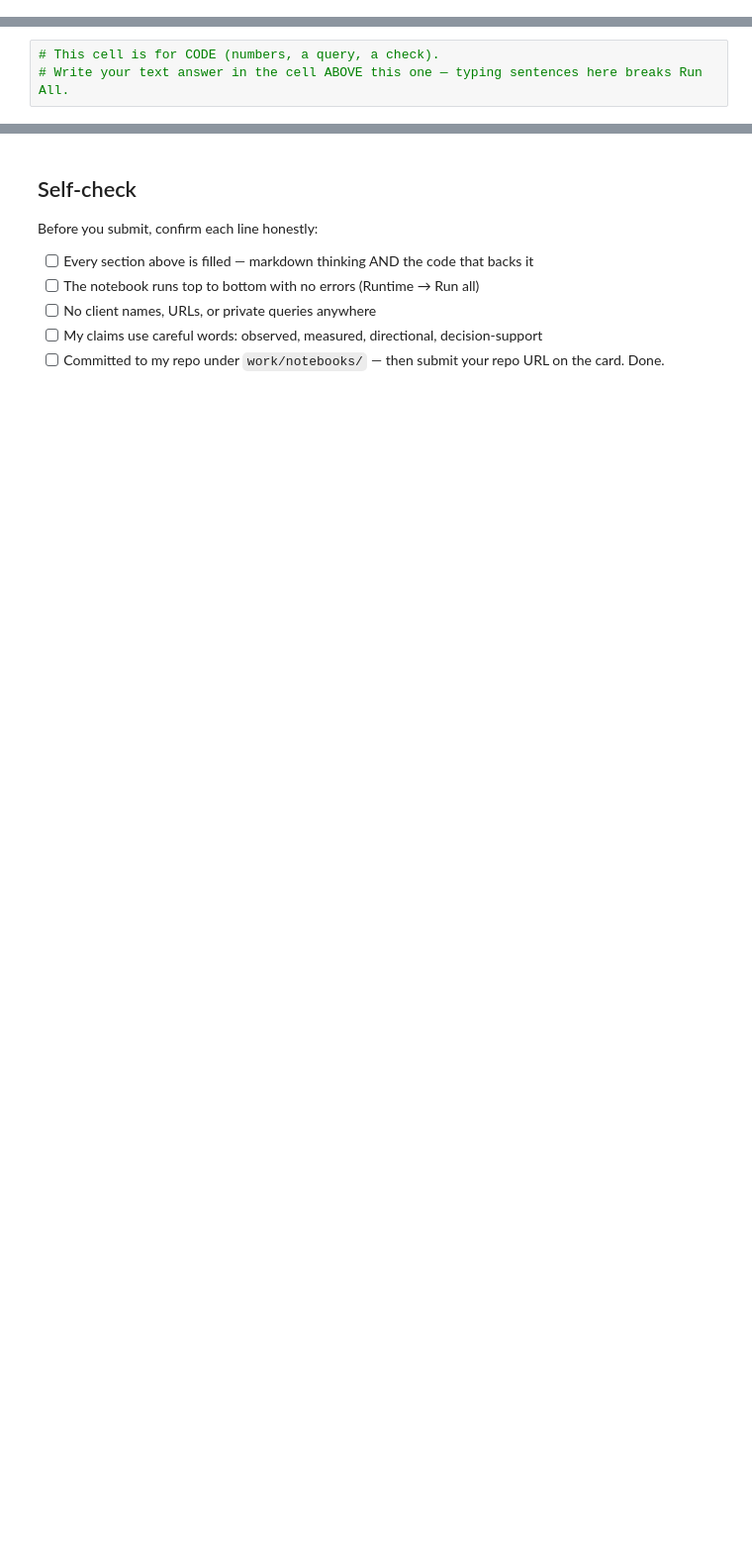
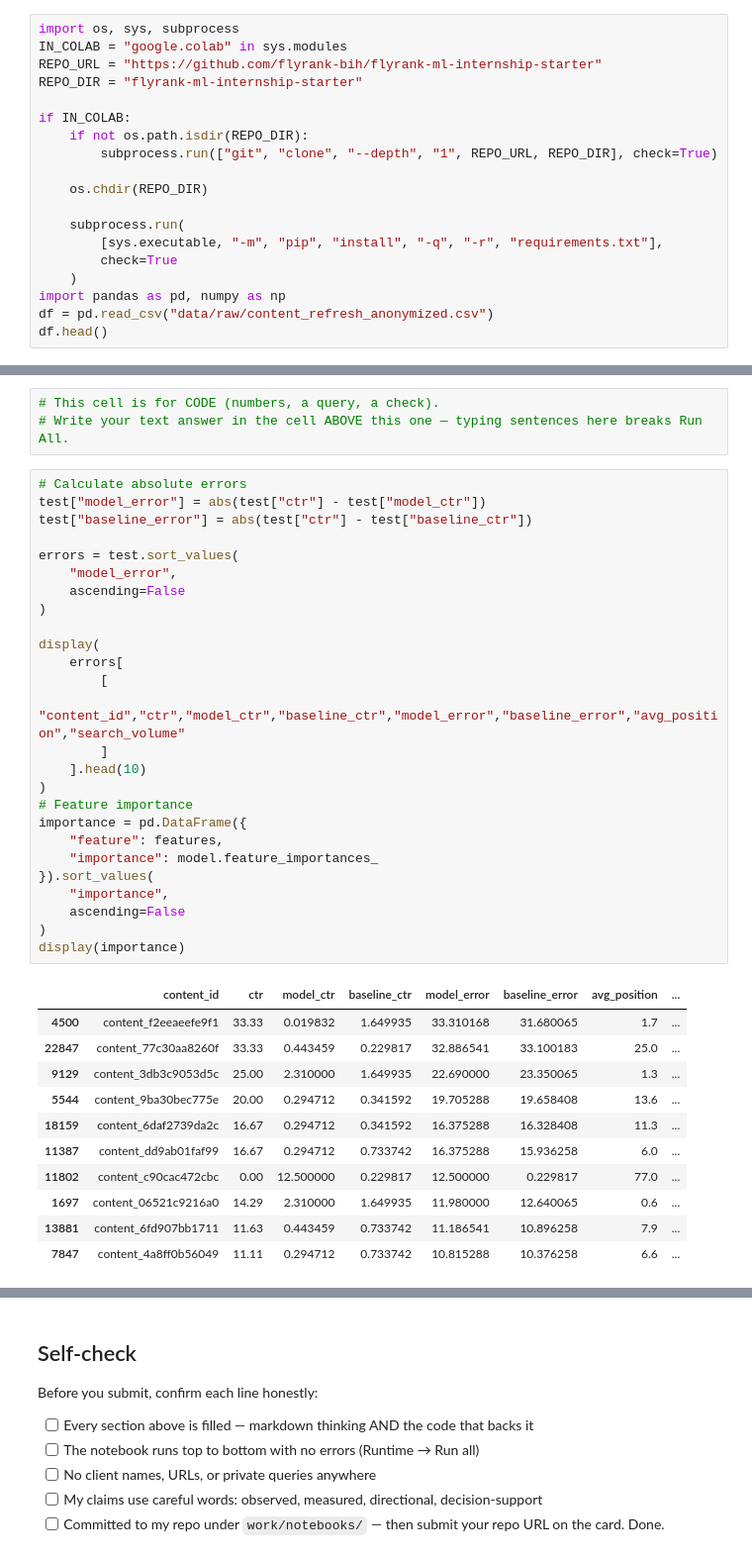
Before and after one commit to Gunjannn07/FlyRank1, a Jupyter notebook: work/notebooks/w05_model.ipynb, the cells around one changed output, grey strips where cells are left out. Shown at 99% size. Drawn from its saved outputs; the diff is of its cells as text; blank space fills up the shorter version.

```diff
--- a/work/notebooks/w05_model.ipynb
+++ b/work/notebooks/w05_model.ipynb
@@ -20,3 +33,22 @@ This skeleton is yours to fill. Work the sections **in order** — each one has
 # %%
 # This cell is for CODE (numbers, a query, a check).
 # Write your text answer in the cell ABOVE this one — typing sentences here breaks Run All.
+# %%
+import os, sys, subprocess
+IN_COLAB = "google.colab" in sys.modules
+REPO_URL = "https://github.com/flyrank-bih/flyrank-ml-internship-starter"
+REPO_DIR = "flyrank-ml-internship-starter"
+
+if IN_COLAB:
+    if not os.path.isdir(REPO_DIR):
+        subprocess.run(["git", "clone", "--depth", "1", REPO_URL, REPO_DIR], check=True)
+
+    os.chdir(REPO_DIR)
+
+    subprocess.run(
+        [sys.executable, "-m", "pip", "install", "-q", "-r", "requirements.txt"],
+        check=True
+    )
+import pandas as pd, numpy as np
+df = pd.read_csv("data/raw/content_refresh_anonymized.csv")
+df.head()
@@ -34,3 +181,41 @@ This skeleton is yours to fill. Work the sections **in order** — each one has
 # %%
 # This cell is for CODE (numbers, a query, a check).
 # Write your text answer in the cell ABOVE this one — typing sentences here breaks Run All.
+# %%
+# Calculate absolute errors
+test["model_error"] = abs(test["ctr"] - test["model_ctr"])
+test["baseline_error"] = abs(test["ctr"] - test["baseline_ctr"])
+
+errors = test.sort_values(
+    "model_error",
+    ascending=False
+)
+
+display(
+    errors[
+        [
+            "content_id","ctr","model_ctr","baseline_ctr","model_error","baseline_error","avg_position","search_volume"
+        ]
+    ].head(10)
+)
+# Feature importance
+importance = pd.DataFrame({
+    "feature": features,
+    "importance": model.feature_importances_
+}).sort_values(
+    "importance",
+    ascending=False
+)
+display(importance)
+# %% [output]
+|  | content_id | ctr | model_ctr | baseline_ctr | model_error | baseline_error | avg_position | ... |
+| 4500 | content_f2eeaeefe9f1 | 33.33 | 0.019832 | 1.649935 | 33.310168 | 31.680065 | 1.7 | ... |
+| 22847 | content_77c30aa8260f | 33.33 | 0.443459 | 0.229817 | 32.886541 | 33.100183 | 25.0 | ... |
+| 9129 | content_3db3c9053d5c | 25.00 | 2.310000 | 1.649935 | 22.690000 | 23.350065 | 1.3 | ... |
+| 5544 | content_9ba30bec775e | 20.00 | 0.294712 | 0.341592 | 19.705288 | 19.658408 | 13.6 | ... |
+| 18159 | content_6daf2739da2c | 16.67 | 0.294712 | 0.341592 | 16.375288 | 16.328408 | 11.3 | ... |
+| 11387 | content_dd9ab01faf99 | 16.67 | 0.294712 | 0.733742 | 16.375288 | 15.936258 | 6.0 | ... |
+| 11802 | content_c90cac472cbc | 0.00 | 12.500000 | 0.229817 | 12.500000 | 0.229817 | 77.0 | ... |
+| 1697 | content_06521c9216a0 | 14.29 | 2.310000 | 1.649935 | 11.980000 | 12.640065 | 0.6 | ... |
+| 13881 | content_6fd907bb1711 | 11.63 | 0.443459 | 0.733742 | 11.186541 | 10.896258 | 7.9 | ... |
+| 7847 | content_4a8ff0b56049 | 11.11 | 0.294712 | 0.733742 | 10.815288 | 10.376258 | 6.6 | ... |
```
Also changed, not shown: parts of 13 cells of this notebook.
